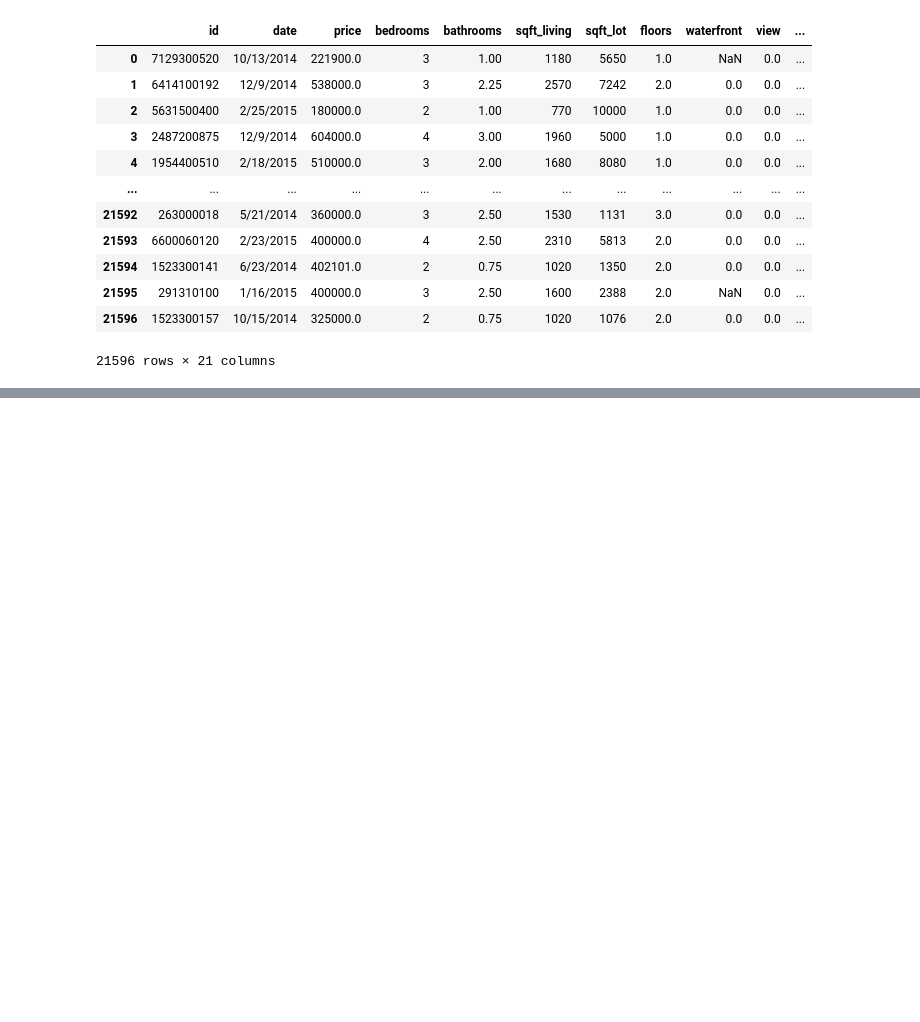
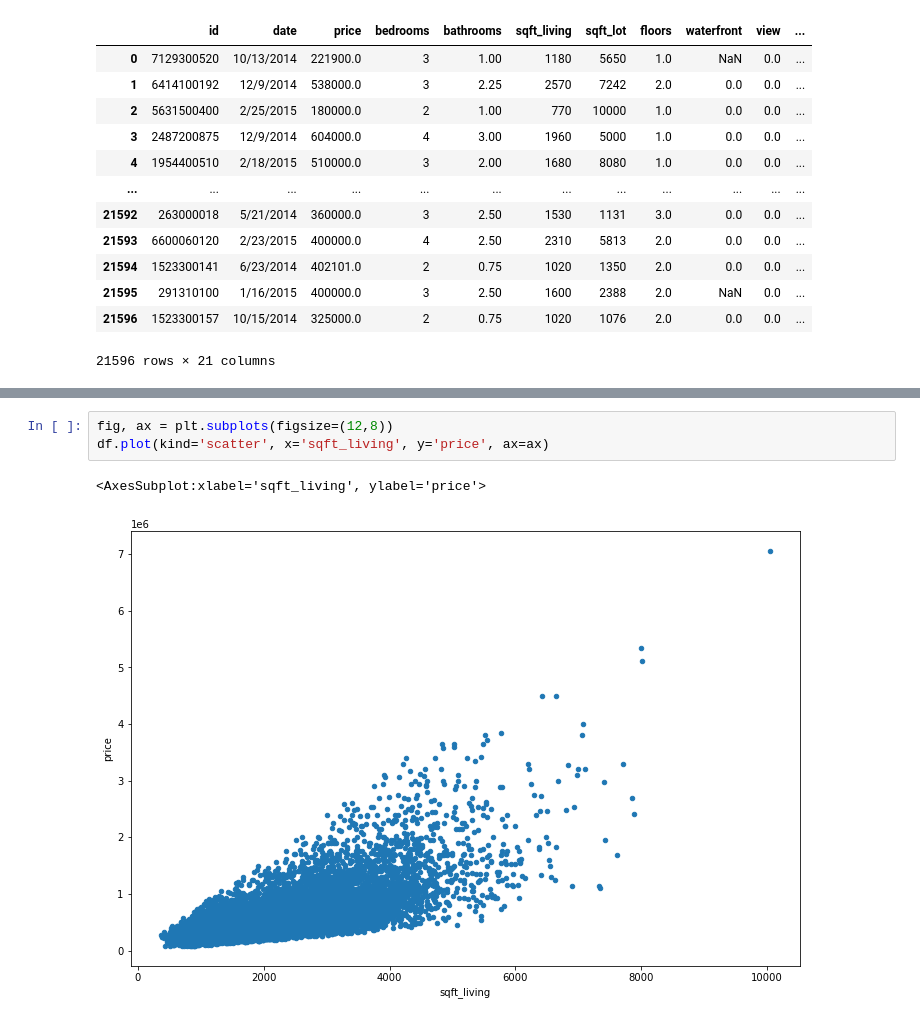
Before and after one commit to asval211/king_county_housing_data, a Jupyter notebook: notebooks/exploratory/Alex/lower_end.ipynb, the cells around one changed output, grey strips where cells are left out. Cells and saved outputs as stored; diff of their text form; blank space fills up the shorter version.

```diff
--- a/notebooks/exploratory/Alex/lower_end.ipynb
+++ b/notebooks/exploratory/Alex/lower_end.ipynb
@@ -67,0 +185,6 @@ df.drop(15856)
+# %%
+fig, ax = plt.subplots(figsize=(12,8))
+df.plot(kind='scatter', x='sqft_living', y='price', ax=ax)
+# %% [output]
+<AxesSubplot:xlabel='sqft_living', ylabel='price'>
+[figure, added]
```
Also changed, not shown: parts of 29 cells of this notebook.
